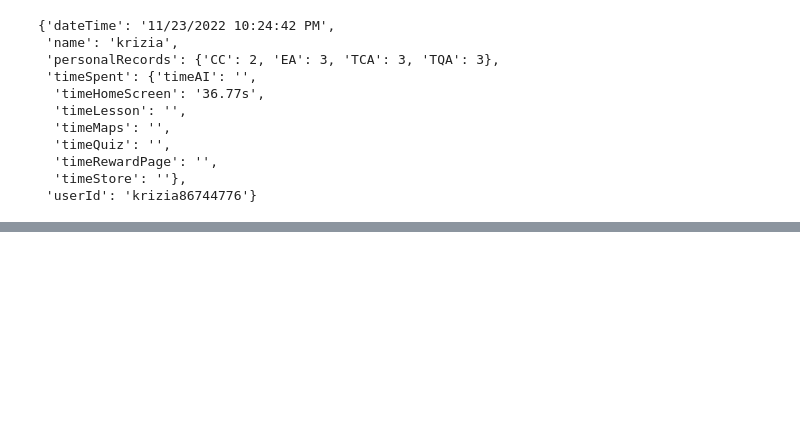
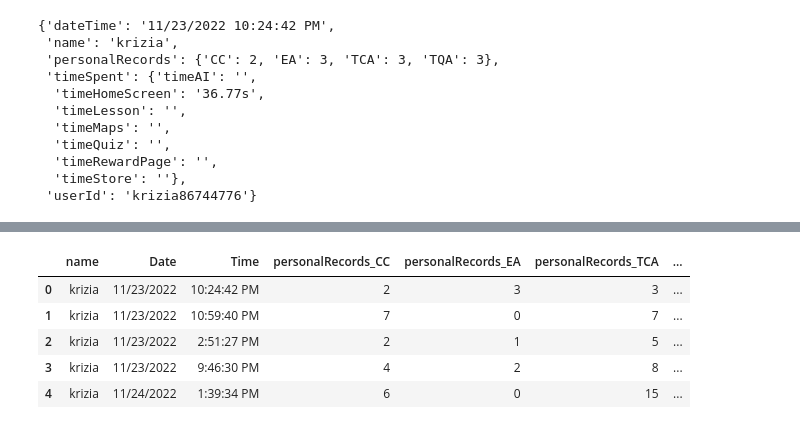
Before and after one commit to Aayush181509/Plotly_Dash_Assignment_for_Otermans, a Jupyter notebook: data_processing.ipynb, the cells around one changed output, grey strips where cells are left out. Saved outputs shown, nothing was run; the diff lists cells and outputs as text; code cells hidden in the pictures; blank space fills up the shorter version.

```diff
--- a/data_processing.ipynb
+++ b/data_processing.ipynb
@@ -45,0 +109,8 @@ new_df.head(3)
+# %%
+val['timeSpent_timeAI'] = val['timeSpent_timeAI'].apply(myfunc)
+val['timeSpent_timeHomeScreen']=val['timeSpent_timeHomeScreen'].apply(myfunc)
+val['timeSpent_timeLesson'] = val['timeSpent_timeLesson'].apply(myfunc)
+val['timeSpent_timeMaps'] = val['timeSpent_timeMaps'].apply(myfunc)
+val['timeSpent_timeQuiz'] = val['timeSpent_timeQuiz'].apply(myfunc)
+val['timeSpent_timeRewardPage'] = val['timeSpent_timeRewardPage'].apply(myfunc)
+val['timeSpent_timeStore'] = val['timeSpent_timeStore'].apply(myfunc)
@@ -45,0 +142,2 @@ new_df.head(3)
+# %%
+df[['timeSpent_timeAI','timeSpent_timeHomeScreen','timeSpent_timeLesson','timeSpent_timeMaps','timeSpent_timeQuiz','timeSpent_timeRewardPage','timeSpent_timeStore']]=val
@@ -45,0 +150,9 @@ new_df.head(3)
+# %%
+df.head()
+# %% [output]
+|  | name | Date | Time | personalRecords_CC | personalRecords_EA | personalRecords_TCA | ... |
+| 0 | krizia | 11/23/2022 | 10:24:42 PM | 2 | 3 | 3 | ... |
+| 1 | krizia | 11/23/2022 | 10:59:40 PM | 7 | 0 | 7 | ... |
+| 2 | krizia | 11/23/2022 | 2:51:27 PM | 2 | 1 | 5 | ... |
+| 3 | krizia | 11/23/2022 | 9:46:30 PM | 4 | 2 | 8 | ... |
+| 4 | krizia | 11/24/2022 | 1:39:34 PM | 6 | 0 | 15 | ... |
```
Also changed, not shown: parts of 21 cells of this notebook, 5 other files.
